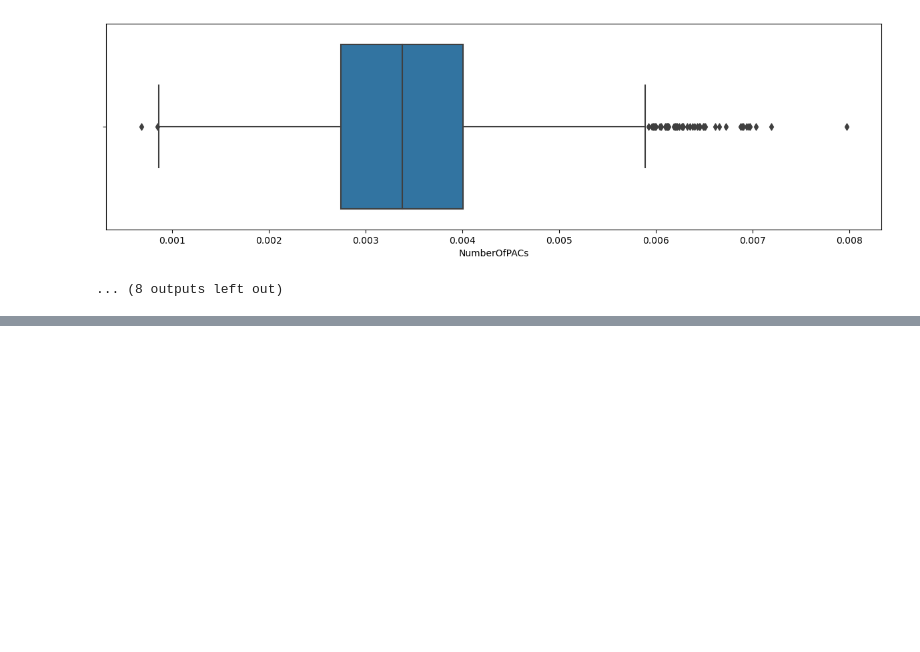
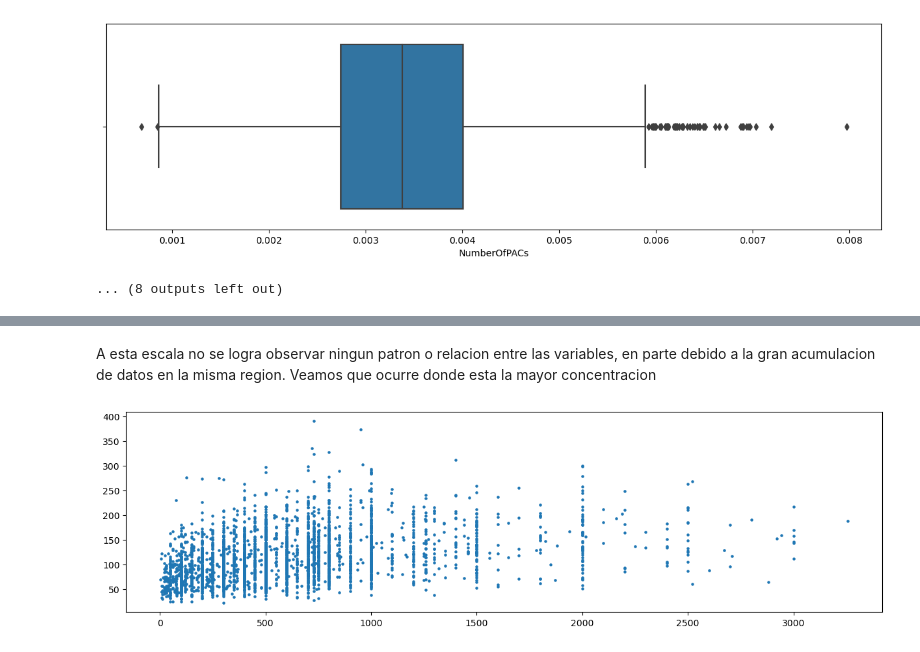
Before and after one commit to GasparBianco/FirstDataScienceProject, a Jupyter notebook: Octava Entrega/Data_wrangling_Bianco.ipynb, the cells around one changed output, grey strips where cells are left out. Cells and saved outputs as stored; diff of their text form; code cells hidden in the pictures; blank space fills up the shorter version.

```diff
--- a/Octava Entrega/Data_wrangling_Bianco.ipynb
+++ b/Octava Entrega/Data_wrangling_Bianco.ipynb
@@ -176,0 +185,8 @@ Tambien sirve aclarar que, a pesar que la descripcion del dataset no lo dice, pa
+# %% [markdown]
+A esta escala no se logra observar ningun patron o relacion entre las variables, en parte debido a la gran acumulacion de datos en la misma region. Veamos que ocurre donde esta la mayor concentracion
+# %%
+fig, ax = plt.subplots(figsize=(15, 4))
+ax.scatter(data_skillcraft.query("TotalHours < 3500")['TotalHours'],data_skillcraft.query("TotalHours < 3500")['APM'],s=5)
+plt.show()
+# %% [output]
+[figure, added]
```
Also changed, not shown: parts of 20 cells of this notebook.
